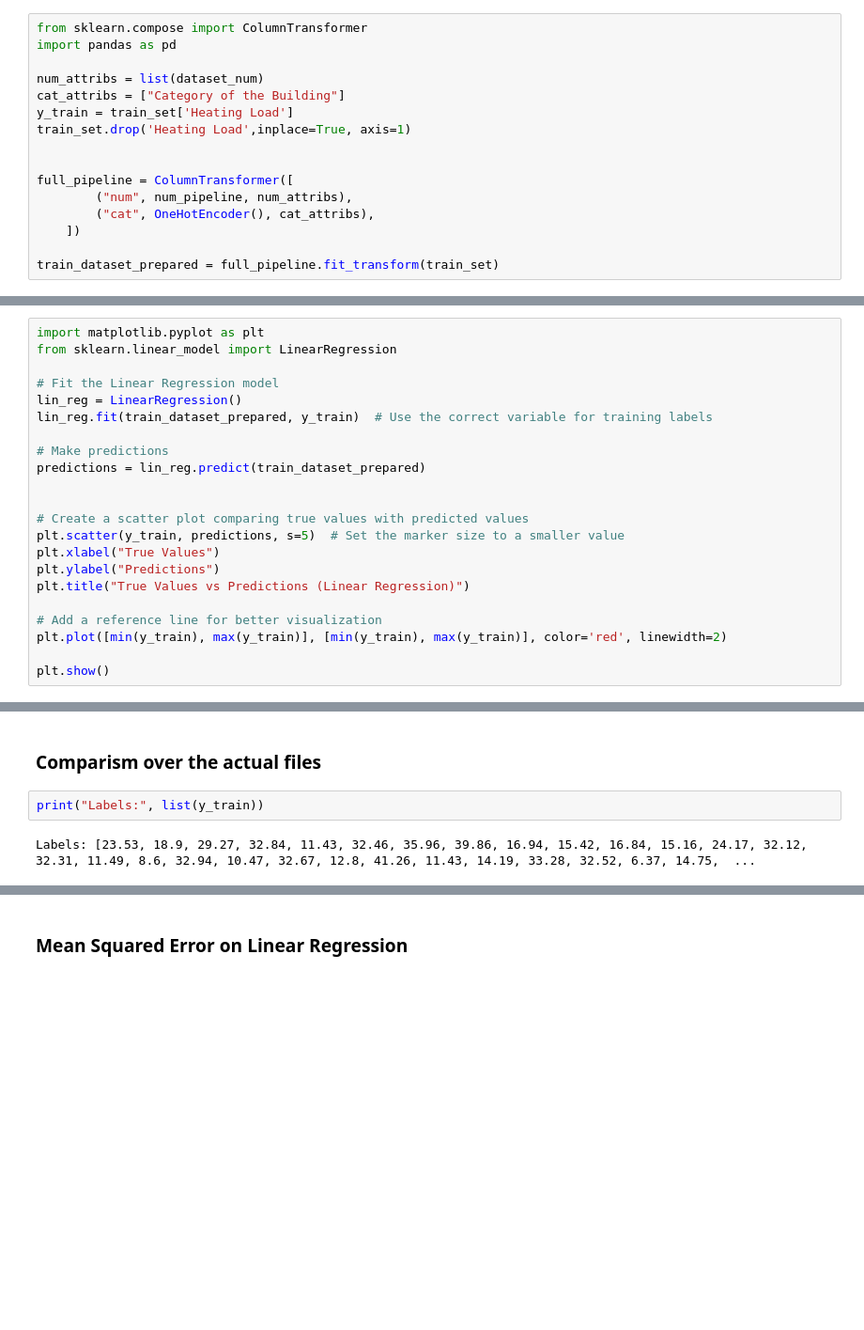
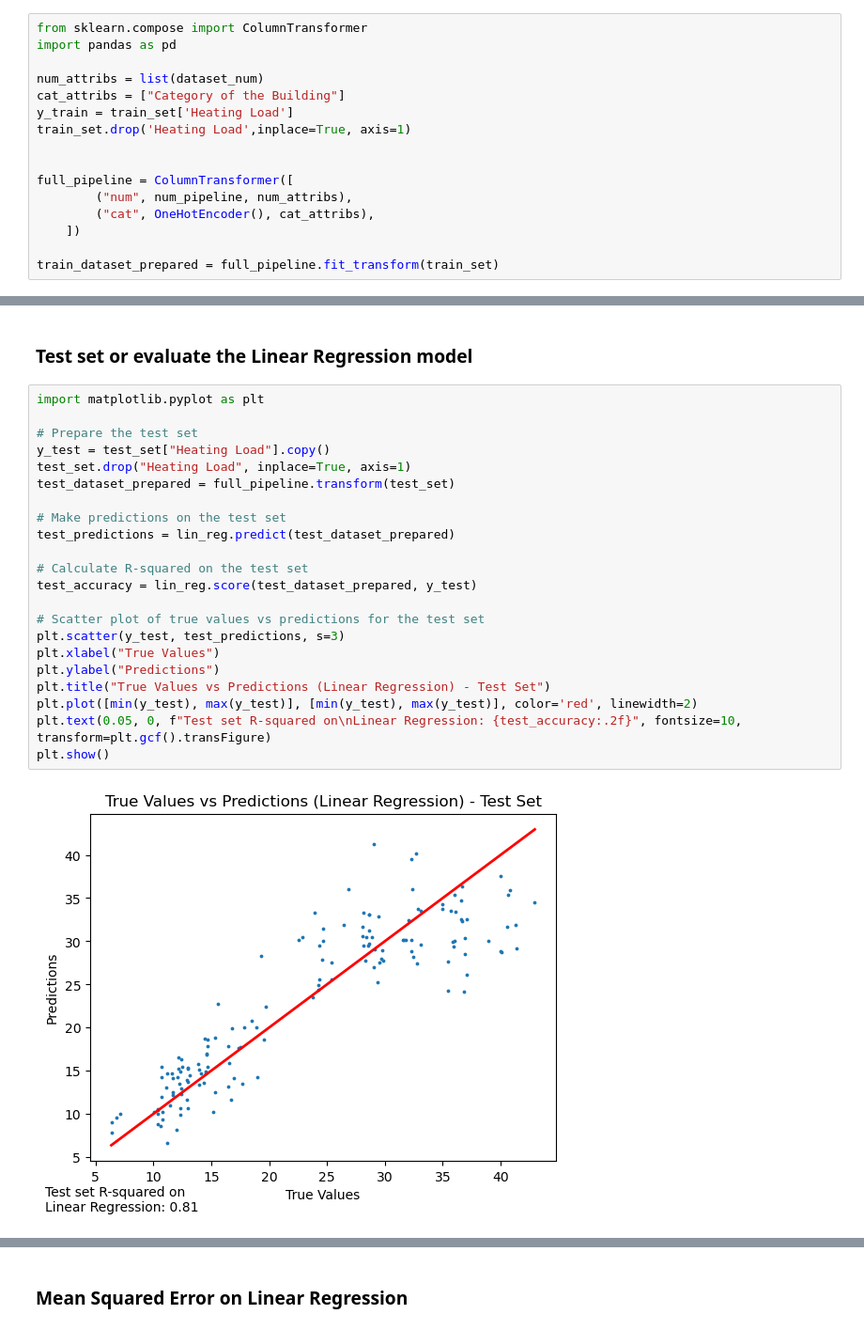
Before and after one commit to carlos-alves-one/ML-Coursework, a Jupyter notebook: new_ML_Coursework.ipynb, the cells around one changed output, grey strips where cells are left out. Shown at 94% size. Drawn from its saved outputs; the diff is of its cells as text; blank space fills up the shorter version.

```diff
--- a/new_ML_Coursework.ipynb
+++ b/new_ML_Coursework.ipynb
@@ -490,24 +454,2 @@ lin_reg.fit(train_dataset_prepared, dataset_labels)
 # %% [output]
 LinearRegression()
-# %%
-import matplotlib.pyplot as plt
-from sklearn.linear_model import LinearRegression
-
-# Fit the Linear Regression model
-lin_reg = LinearRegression()
-lin_reg.fit(train_dataset_prepared, y_train)  # Use the correct variable for training labels
-
-# Make predictions
-predictions = lin_reg.predict(train_dataset_prepared)
-
-
-# Create a scatter plot comparing true values with predicted values
-plt.scatter(y_train, predictions, s=5)  # Set the marker size to a smaller value
-plt.xlabel("True Values")
-plt.ylabel("Predictions")
-plt.title("True Values vs Predictions (Linear Regression)")
-
-# Add a reference line for better visualization
-plt.plot([min(y_train), max(y_train)], [min(y_train), max(y_train)], color='red', linewidth=2)
-
-plt.show()
@@ -542,6 +456,26 @@ plt.show()
-# %% [markdown]
-### Comparism over the actual files
-# %%
-print("Labels:", list(y_train))
-# %% [output]
-Labels: [23.53, 18.9, 29.27, 32.84, 11.43, 32.46, 35.96, 39.86, 16.94, 15.42, 16.84, 15.16, 24.17, 32.12, 32.31, 11.49, 8.6, 32.94, 10.47, 32.67, 12.8, 41.26, 11.43, 14.19, 33.28, 32.52, 6.37, 14.75,  ...
+# %% [markdown]
+### Test set or evaluate the Linear Regression model
+# %%
+import matplotlib.pyplot as plt
+
+# Prepare the test set
+y_test = test_set["Heating Load"].copy()
+test_set.drop("Heating Load", inplace=True, axis=1)
+test_dataset_prepared = full_pipeline.transform(test_set)
+
+# Make predictions on the test set
+test_predictions = lin_reg.predict(test_dataset_prepared)
+
+# Calculate R-squared on the test set
+test_accuracy = lin_reg.score(test_dataset_prepared, y_test)
+
+# Scatter plot of true values vs predictions for the test set
+plt.scatter(y_test, test_predictions, s=3)
+plt.xlabel("True Values")
+plt.ylabel("Predictions")
+plt.title("True Values vs Predictions (Linear Regression) - Test Set")
+plt.plot([min(y_test), max(y_test)], [min(y_test), max(y_test)], color='red', linewidth=2)
+plt.text(0.05, 0, f"Test set R-squared on\nLinear Regression: {test_accuracy:.2f}", fontsize=10, transform=plt.gcf().transFigure)
+plt.show()
+# %% [output]
+[figure, added]
```
Also changed, not shown: parts of 169 cells of this notebook.
